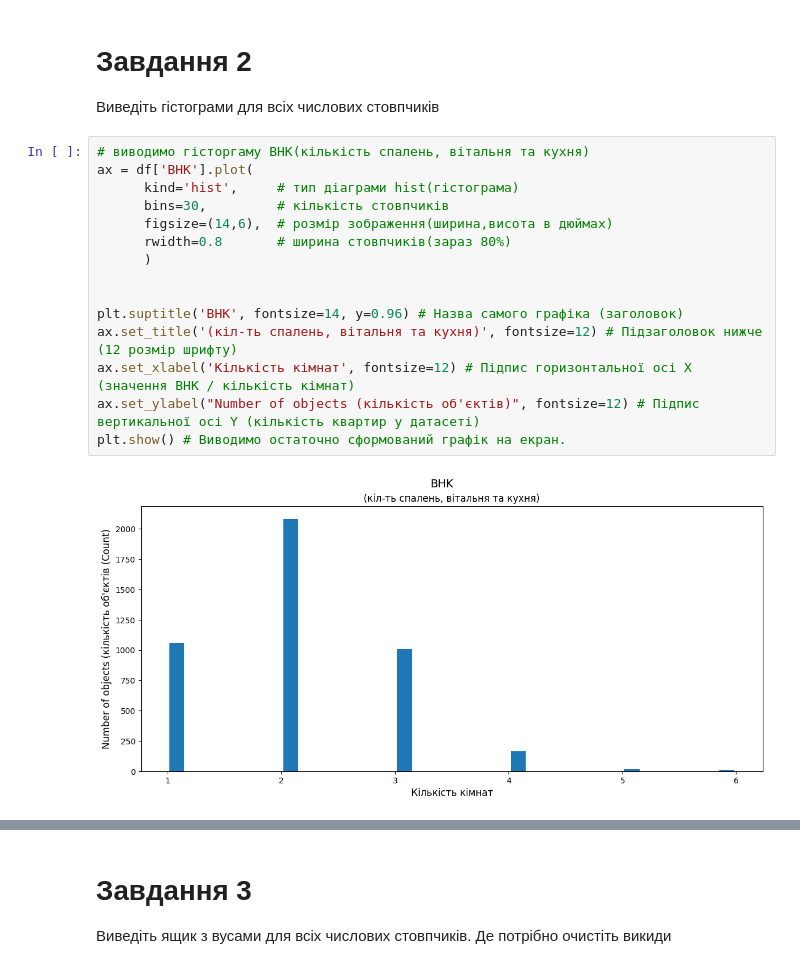
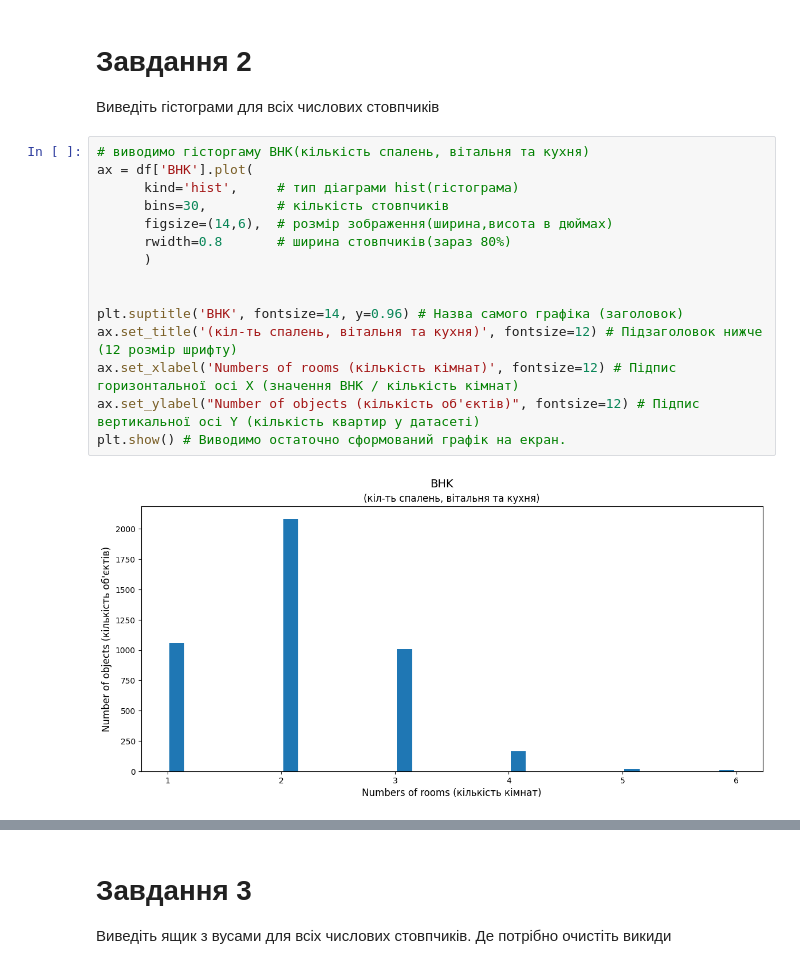
Before and after one commit to ValeriiSlynko/IT-STEP-Practice, a Jupyter notebook: Practice_Pandas/HmWrk2_Pandas(data processing).ipynb, the cells around one changed output, grey strips where cells are left out. Cells and saved outputs as stored; diff of their text form.

```diff
--- a/Practice_Pandas/HmWrk2_Pandas(data processing).ipynb
+++ b/Practice_Pandas/HmWrk2_Pandas(data processing).ipynb
@@ -111,20 +111,20 @@ df.head(20)
 # %%
 # виводимо гісторгаму BHK(кількість спалень, вітальня та кухня)
 ax = df['BHK'].plot(
       kind='hist',     # тип діаграми hist(гістограма)
       bins=30,         # кількість стовпчиків
       figsize=(14,6),  # розмір зображення(ширина,висота в дюймах)
       rwidth=0.8       # ширина стовпчиків(зараз 80%)
       )
 
 
 plt.suptitle('BHK', fontsize=14, y=0.96) # Назва самого графіка (заголовок)
 ax.set_title('(кіл-ть спалень, вітальня та кухня)', fontsize=12) # Підзаголовок нижче (12 розмір шрифту)
-ax.set_xlabel('Кількість кімнат', fontsize=12) # Підпис горизонтальної осі X (значення BHK / кількість кімнат)
+ax.set_xlabel('Numbers of rooms (кількість кімнат)', fontsize=12) # Підпис горизонтальної осі X (значення BHK / кількість кімнат)
 ax.set_ylabel("Number of objects (кількість об'єктів)", fontsize=12) # Підпис вертикальної осі Y (кількість квартир у датасеті)
 plt.show() # Виводимо остаточно сформований графік на екран.
 # %% [output]
-[figure, old version]
+[figure, new version]
 # %%
 # виводимо гісторгаму BHK(кількість спалень, вітальня та кухня)
 ax = (df['Rent']/1000).plot(
```
Also changed, not shown: parts of 4 cells of this notebook.
